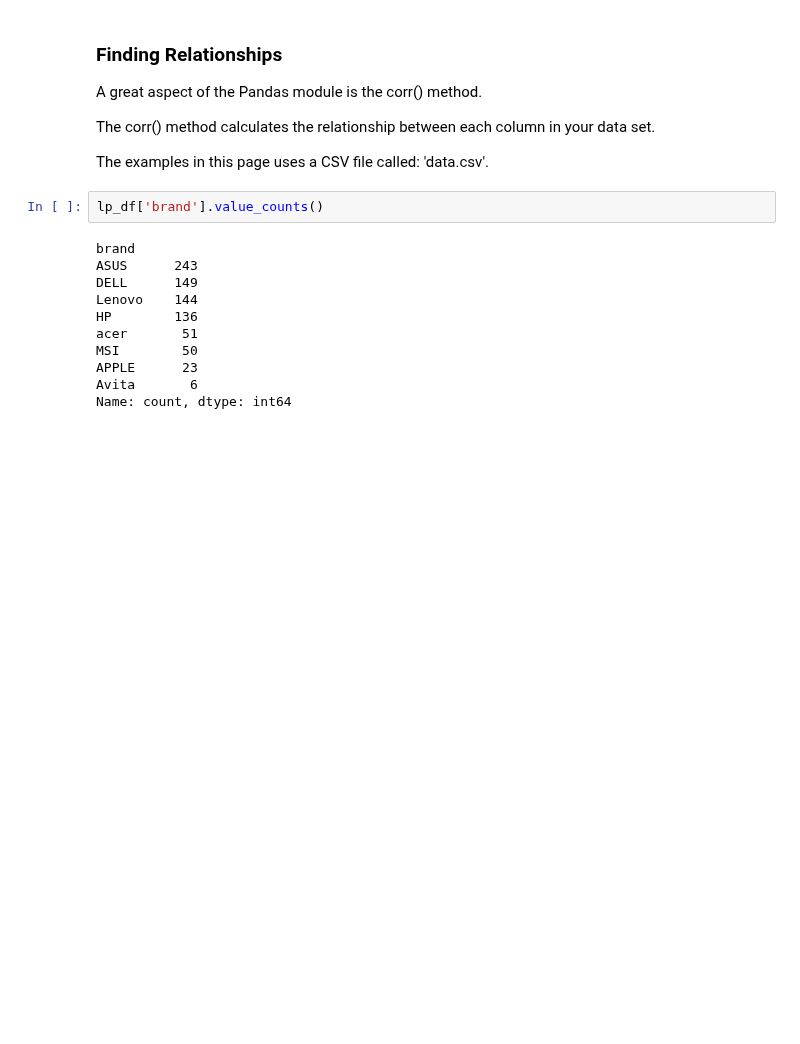
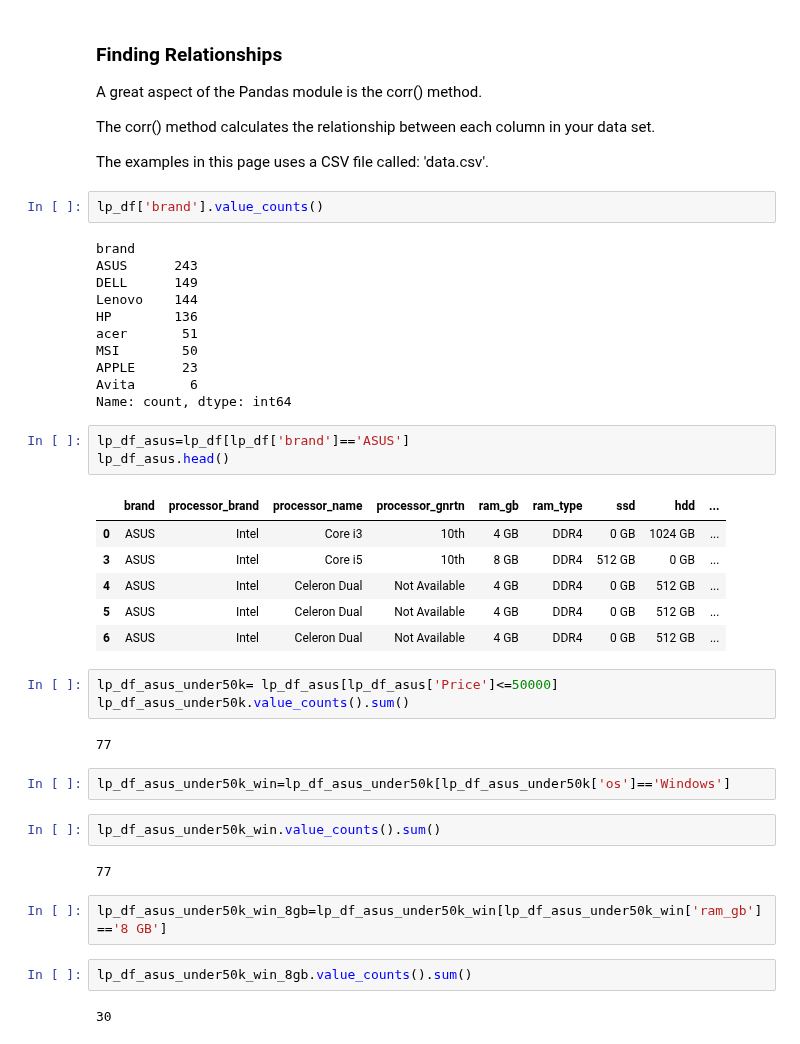
Before and after one commit to Govind-kumawat2002/Python_Library, a Jupyter notebook: moduls/for_liet/pandasnotes.ipynb, the cells around one changed output. Cells and saved outputs as stored; diff of their text form; blank space fills up the shorter version.

```diff
--- a/moduls/for_liet/pandasnotes.ipynb
+++ b/moduls/for_liet/pandasnotes.ipynb
@@ -357,3 +357,30 @@ MSI        50
 APPLE      23
 Avita       6
 Name: count, dtype: int64
+# %%
+lp_df_asus=lp_df[lp_df['brand']=='ASUS']
+lp_df_asus.head()
+# %% [output]
+|  | brand | processor_brand | processor_name | processor_gnrtn | ram_gb | ram_type | ssd | hdd | ... |
+| 0 | ASUS | Intel | Core i3 | 10th | 4 GB | DDR4 | 0 GB | 1024 GB | ... |
+| 3 | ASUS | Intel | Core i5 | 10th | 8 GB | DDR4 | 512 GB | 0 GB | ... |
+| 4 | ASUS | Intel | Celeron Dual | Not Available | 4 GB | DDR4 | 0 GB | 512 GB | ... |
+| 5 | ASUS | Intel | Celeron Dual | Not Available | 4 GB | DDR4 | 0 GB | 512 GB | ... |
+| 6 | ASUS | Intel | Celeron Dual | Not Available | 4 GB | DDR4 | 0 GB | 512 GB | ... |
+# %%
+lp_df_asus_under50k= lp_df_asus[lp_df_asus['Price']<=50000]
+lp_df_asus_under50k.value_counts().sum()
+# %% [output]
+77
+# %%
+lp_df_asus_under50k_win=lp_df_asus_under50k[lp_df_asus_under50k['os']=='Windows']
+# %%
+lp_df_asus_under50k_win.value_counts().sum()
+# %% [output]
+77
+# %%
+lp_df_asus_under50k_win_8gb=lp_df_asus_under50k_win[lp_df_asus_under50k_win['ram_gb']=='8 GB']
+# %%
+lp_df_asus_under50k_win_8gb.value_counts().sum()
+# %% [output]
+30
```
